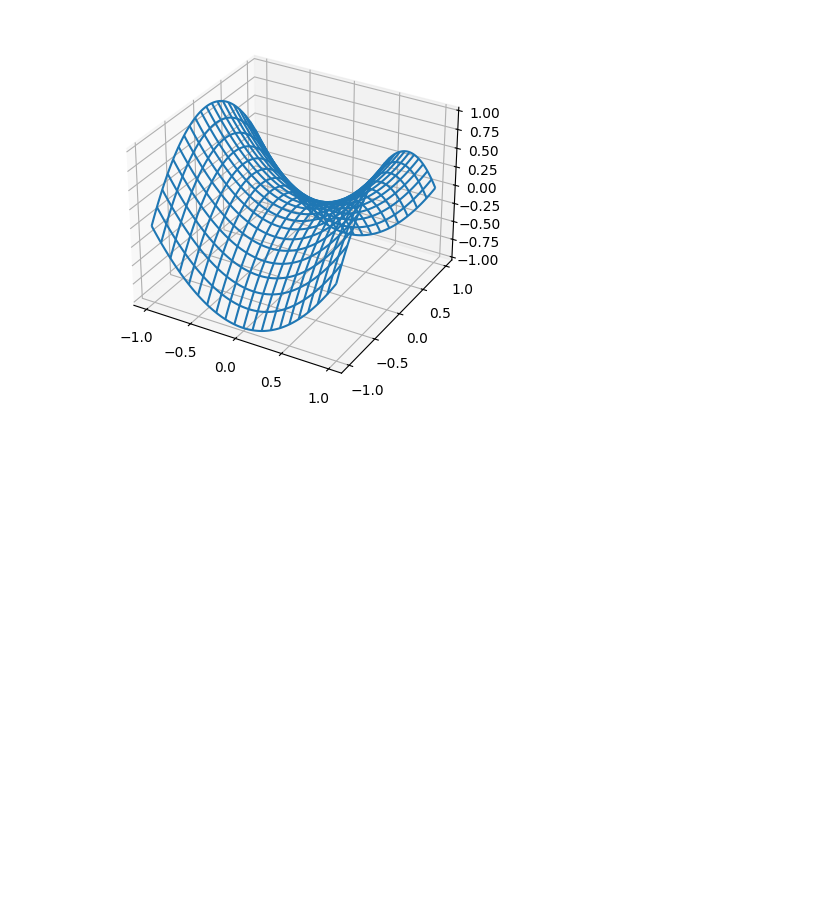
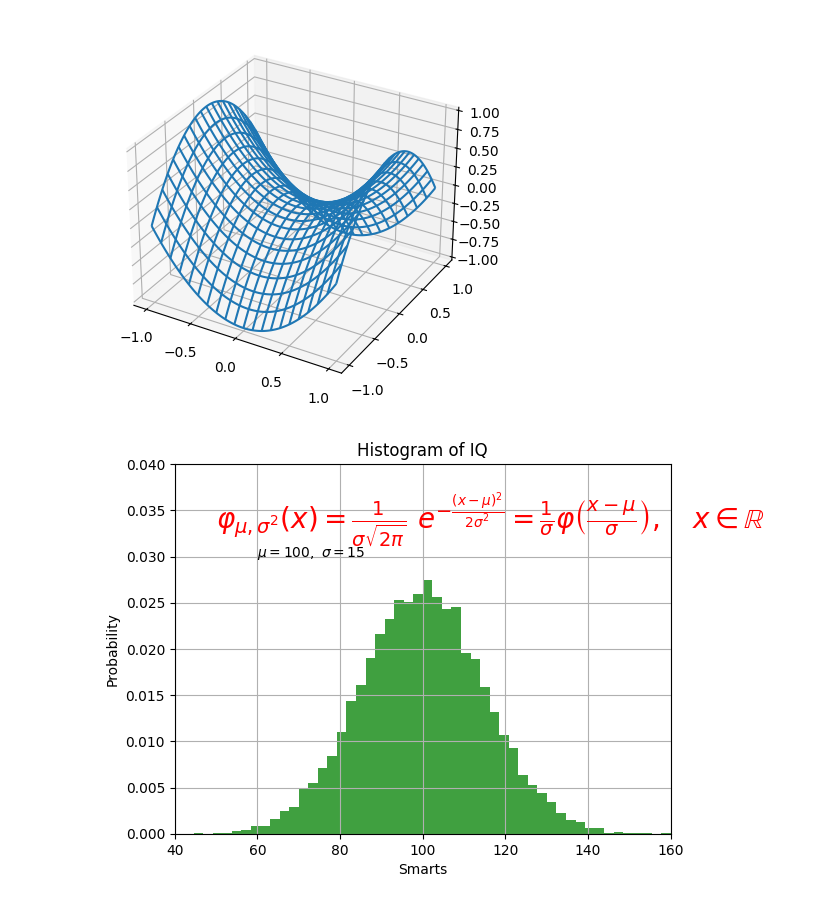
Before and after one commit to akirauruma/pycoursemipt, a Jupyter notebook: miptcourse.ipynb, the cells around one changed output. Saved outputs shown, nothing was run; the diff lists cells and outputs as text; code cells hidden in the pictures; blank space fills up the shorter version.

```diff
--- a/miptcourse.ipynb
+++ b/miptcourse.ipynb
@@ -100,3 +100,19 @@ ax.plot_wireframe(X, Y, Z, rstride = 10, cstride = 10)
 plt.show()
 # %% [output]
 [figure]
+# %%
+mu, sigma = 100, 15
+x = mu + sigma * np.random.randn(10000)
+#hist
+n, bins,  patches = plt.hist(x, 50, density = True, facecolor = 'g', alpha = 0.75)
+
+plt.xlabel('Smarts')
+plt.ylabel('Probability')
+plt.title('Histogram of IQ')
+plt.text(60, 0.030, r'$\mu = 100, \ \sigma = 15$')
+plt.text(50, 0.033, r'$\varphi_{\mu, \sigma^2}(x) = \frac{1}{\sigma\sqrt{2\pi}} \ e^{-\frac{(x - \mu)^2}{2\sigma^2}} = \frac{1}{\sigma} \varphi\left(\frac{x - \mu}{\sigma}\right), \quad x\in\mathbb{R}$', fontsize = 20, color = 'red')
+plt.axis([40, 160, 0, 0.04])
+plt.grid(True)
+plt.show()
+# %% [output]
+[figure, added]
```
Also changed, not shown: parts of 7 cells of this notebook.
